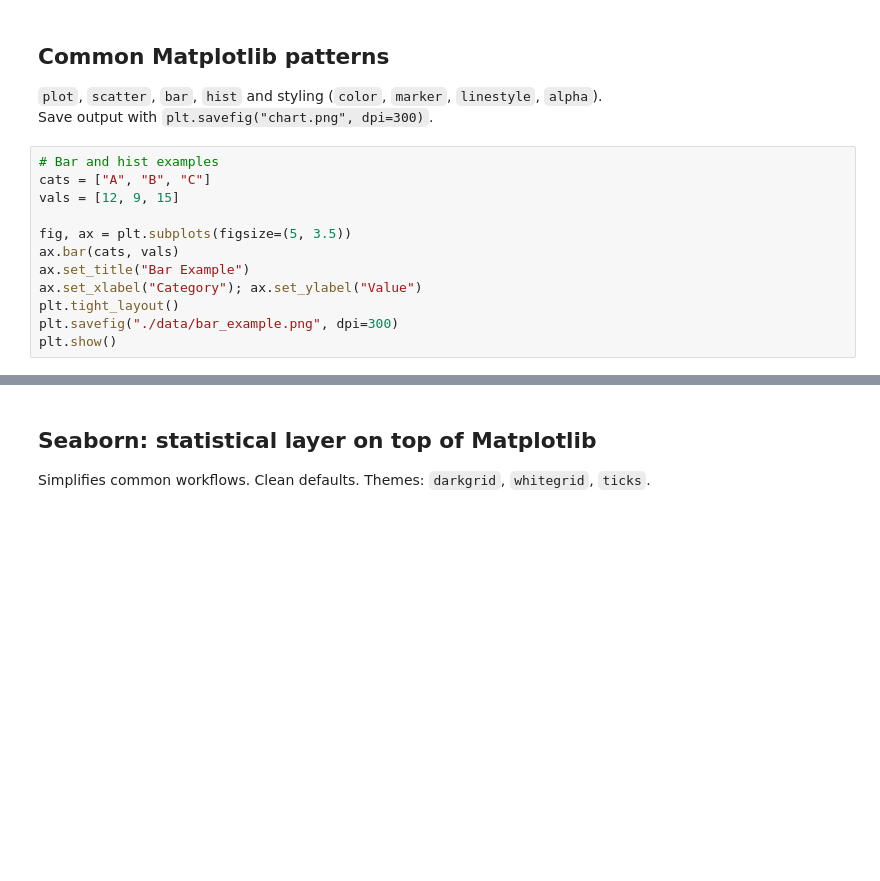
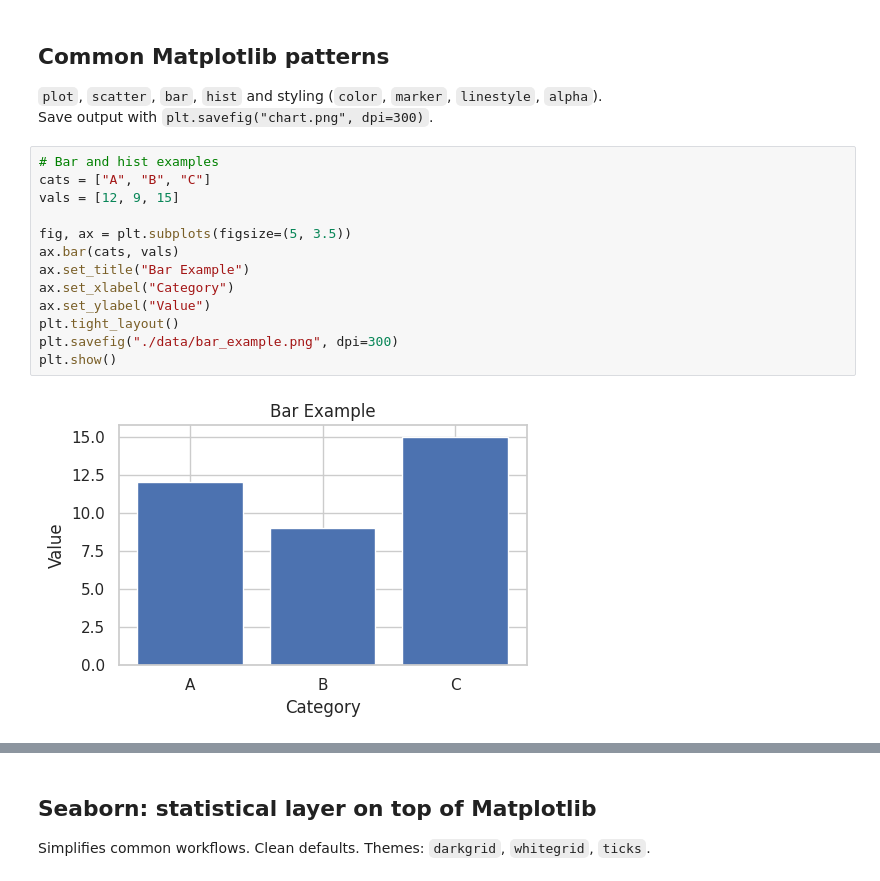
Before and after one commit to DATA101-F25/lecture_examples, a Jupyter notebook: Module08/session1.ipynb, the cells around one changed output, grey strips where cells are left out. Cells and saved outputs as stored; diff of their text form; blank space fills up the shorter version.

```diff
--- a/Module08/session1.ipynb
+++ b/Module08/session1.ipynb
@@ -85,14 +93,17 @@ Save output with `plt.savefig("chart.png", dpi=300)`.
 # %%
 # Bar and hist examples
 cats = ["A", "B", "C"]
 vals = [12, 9, 15]
 
 fig, ax = plt.subplots(figsize=(5, 3.5))
 ax.bar(cats, vals)
 ax.set_title("Bar Example")
-ax.set_xlabel("Category"); ax.set_ylabel("Value")
+ax.set_xlabel("Category")
+ax.set_ylabel("Value")
 plt.tight_layout()
 plt.savefig("./data/bar_example.png", dpi=300)
 plt.show()
+# %% [output]
+[figure, added]
 # %%
 fig, ax = plt.subplots(figsize=(5, 3.5))
```
Also changed, not shown: parts of 11 cells of this notebook, 2 other files.
